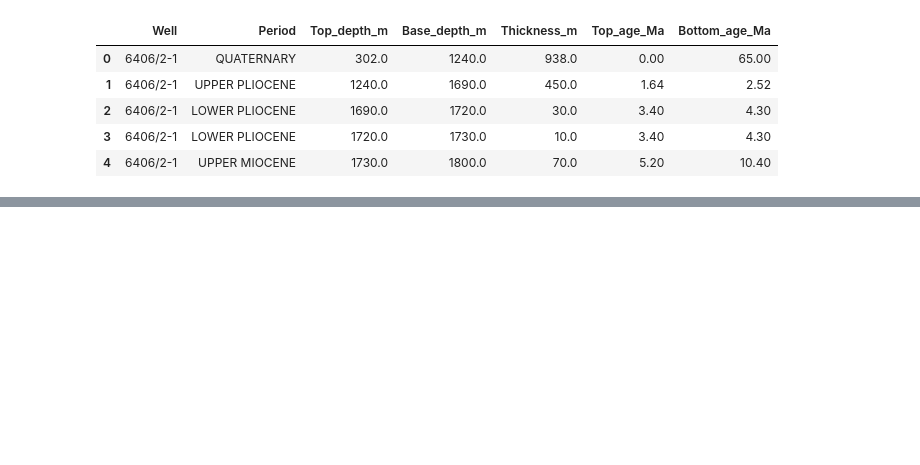
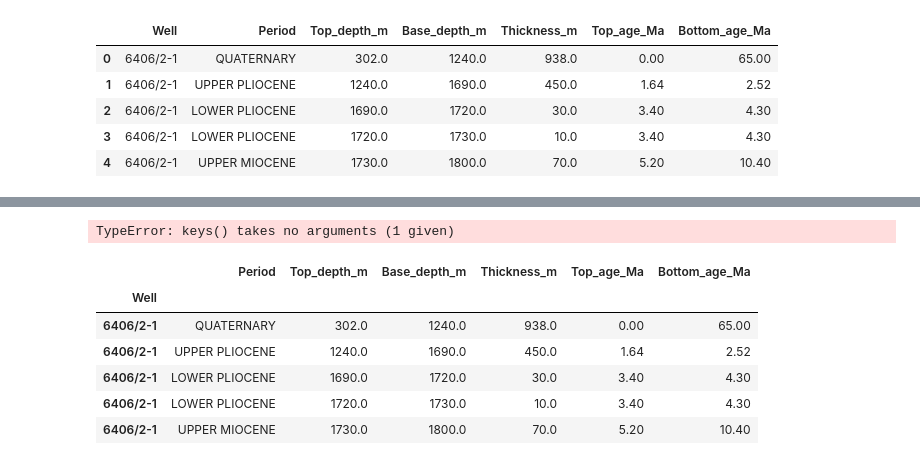
Before and after one commit to ABDunbar/Chronostrat-RE-data-merge, a Jupyter notebook: Chrono_RE_data_combine.ipynb, the cells around one changed output, grey strips where cells are left out. Cells and saved outputs as stored; diff of their text form; code cells hidden in the pictures; blank space fills up the shorter version.

```diff
--- a/Chrono_RE_data_combine.ipynb
+++ b/Chrono_RE_data_combine.ipynb
@@ -114,3 +142,0 @@ chrono.loc[105:]
-# %%
-chrono.drop(chrono.index[105:], inplace=True)
-chrono.tail(20)
@@ -226,0 +216,16 @@ Name: Depth m RKB, Length: 137, dtype: bool
+# %%
+print(c_dict.values())
+print(c_dict.items())
+# %% [output]
+TypeError: keys() takes no arguments (1 given)
+# %%
+chronox = chrono.head()
+chronox
+# %% [output]
+|  | Period | Top_depth_m | Base_depth_m | Thickness_m | Top_age_Ma | Bottom_age_Ma |
+| Well |  |  |  |  |  |  |
+| 6406/2-1 | QUATERNARY | 302.0 | 1240.0 | 938.0 | 0.00 | 65.00 |
+| 6406/2-1 | UPPER PLIOCENE | 1240.0 | 1690.0 | 450.0 | 1.64 | 2.52 |
+| 6406/2-1 | LOWER PLIOCENE | 1690.0 | 1720.0 | 30.0 | 3.40 | 4.30 |
+| 6406/2-1 | LOWER PLIOCENE | 1720.0 | 1730.0 | 10.0 | 3.40 | 4.30 |
+| 6406/2-1 | UPPER MIOCENE | 1730.0 | 1800.0 | 70.0 | 5.20 | 10.40 |
```
Also changed, not shown: parts of 34 cells of this notebook, 1 other file.
